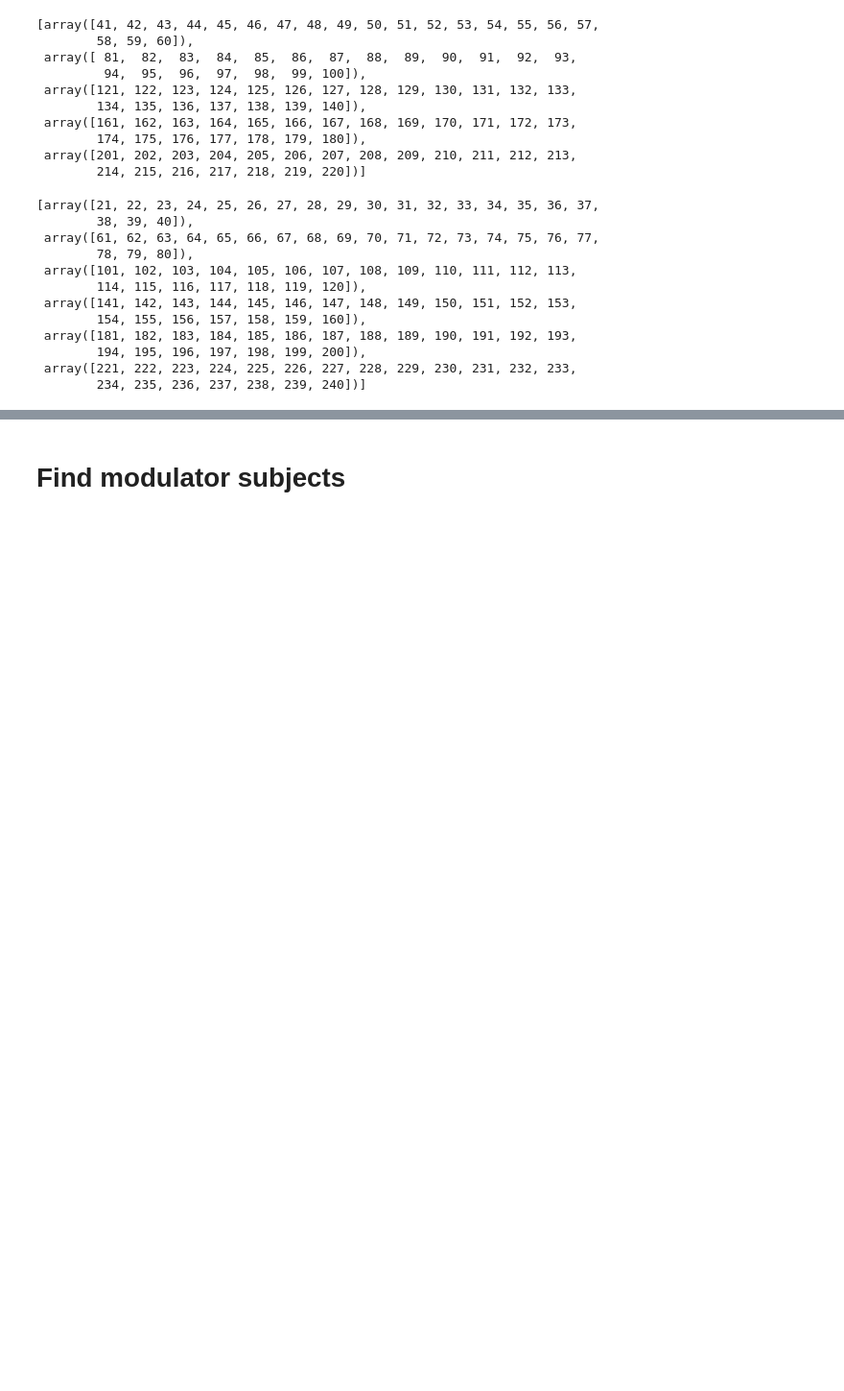
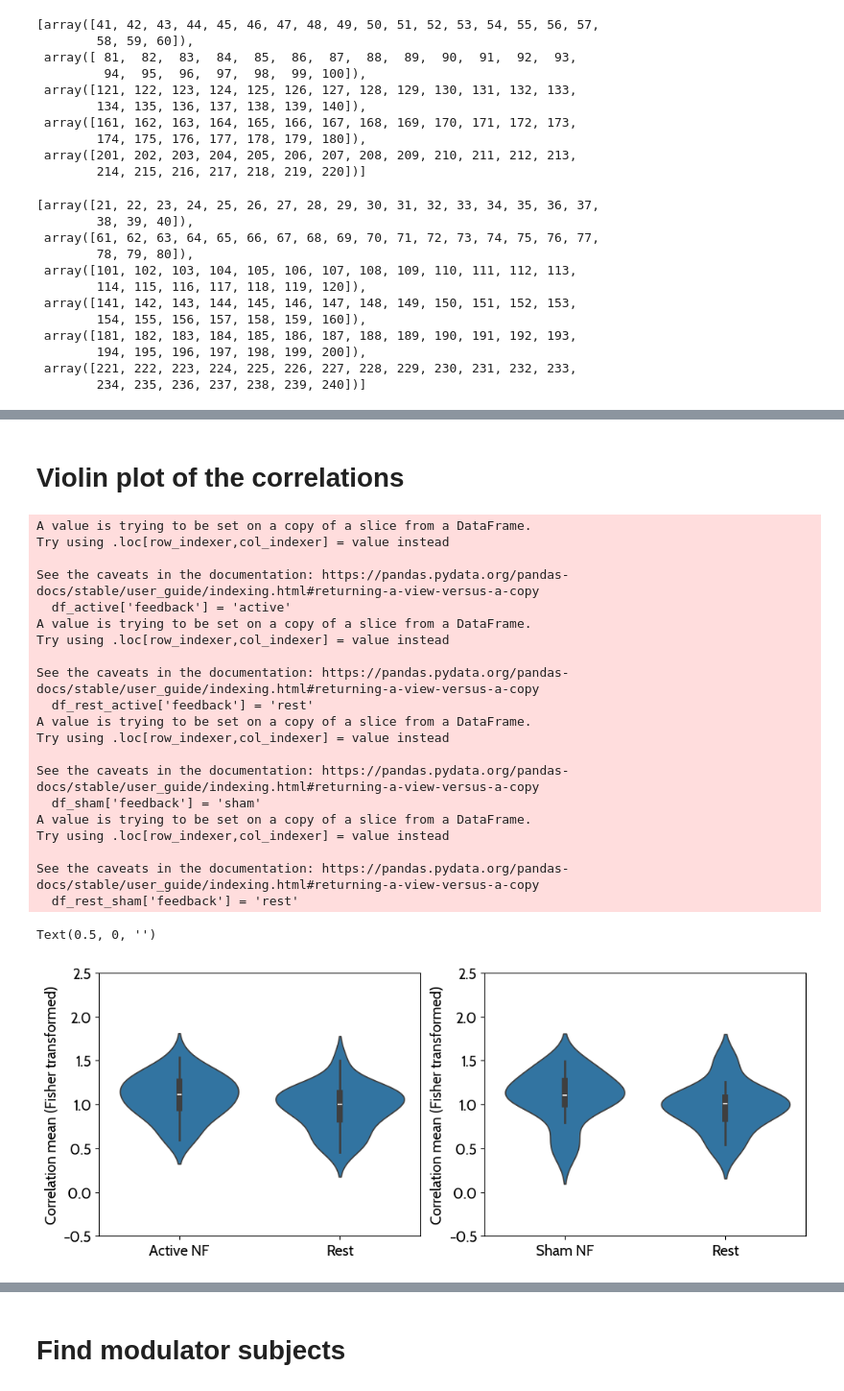
Before and after one commit to CIBIT-UC/musicnf-novelinterface, a Jupyter notebook: scripts/tbv/RealTimeTBVOutputs.ipynb, the cells around one changed output, grey strips where cells are left out. Shown at 96% size. Saved outputs shown, nothing was run; the diff lists cells and outputs as text; code cells hidden in the pictures; blank space fills up the shorter version.

```diff
--- a/scripts/tbv/RealTimeTBVOutputs.ipynb
+++ b/scripts/tbv/RealTimeTBVOutputs.ipynb
@@ -130,0 +143,4 @@ df
+# %%
+# Get correlation_mean, correlation_mean_first_half, and correlation_mean_second_half for each subject and feedback type
+df_persubject = df.groupby(['sub', 'feedback']).mean()
+df_persubject
@@ -130,0 +168,65 @@ df
+# %% [markdown]
+# Violin plot of the correlations
+# %%
+# Create a subplot (1,2) for the two feedback types. In each, violin plot the correlation mean and annotate the statistical comparison across subjects between active/sham and rest_active/rest_sham
+# The dataframe to use is df_persubject
+
+# Import seaborn and matplotlib
+import seaborn as sns
+import matplotlib.pyplot as plt
+
+fig, axs = plt.subplots(1, 2, figsize=(12, 4.5))
+
+# First subplot - active and rest_active data only
+# get active and rest_active data
+df_active = df_persubject.loc[(slice(None), 'active'), :]
+df_rest_active = df_persubject.loc[(slice(None), 'rest_active'), :]
+df_active['feedback'] = 'active'
+df_rest_active['feedback'] = 'rest'
+df_active = pd.concat([df_active, df_rest_active])
+
+# plot
+sns.violinplot(x='feedback', y='correlation_mean', data=df_active, ax=axs[0])
+axs[0].set_ylim(-0.5, 2.5)
+axs[0].set_ylabel('Correlation mean (Fisher transformed)')
+axs[0].set_xticklabels(['Active NF', 'Rest'])
+axs[0].set_xlabel('')
+
+
+# Second subplot - sham and rest_sham data only
+# get sham and rest_sham data
+df_sham = df_persubject.loc[(slice(None), 'sham'), :]
+df_rest_sham = df_persubject.loc[(slice(None), 'rest_sham'), :]
+df_sham['feedback'] = 'sham'
+df_rest_sham['feedback'] = 'rest'
+df_sham = pd.concat([df_sham, df_rest_sham])
+
+# plot
+sns.violinplot(x='feedback', y='correlation_mean', data=df_sham, ax=axs[1])
+axs[1].set_ylim(-0.5, 2.5)
+axs[1].set_ylabel('Correlation mean (Fisher transformed)')
+axs[1].set_xticklabels(['Sham NF', 'Rest'])
+axs[1].set_xlabel('')
+# %% [output]
+A value is trying to be set on a copy of a slice from a DataFrame.
+Try using .loc[row_indexer,col_indexer] = value instead
+
+See the caveats in the documentation: https://pandas.pydata.org/pandas-docs/stable/user_guide/indexing.html#returning-a-view-versus-a-copy
+  df_active['feedback'] = 'active'
+A value is trying to be set on a copy of a slice from a DataFrame.
+Try using .loc[row_indexer,col_indexer] = value instead
+
+See the caveats in the documentation: https://pandas.pydata.org/pandas-docs/stable/user_guide/indexing.html#returning-a-view-versus-a-copy
+  df_rest_active['feedback'] = 'rest'
+A value is trying to be set on a copy of a slice from a DataFrame.
+Try using .loc[row_indexer,col_indexer] = value instead
+
+See the caveats in the documentation: https://pandas.pydata.org/pandas-docs/stable/user_guide/indexing.html#returning-a-view-versus-a-copy
+  df_sham['feedback'] = 'sham'
+A value is trying to be set on a copy of a slice from a DataFrame.
+Try using .loc[row_indexer,col_indexer] = value instead
+
+See the caveats in the documentation: https://pandas.pydata.org/pandas-docs/stable/user_guide/indexing.html#returning-a-view-versus-a-copy
+  df_rest_sham['feedback'] = 'rest'
+Text(0.5, 0, '')
+[figure, added]
```
Also changed, not shown: parts of 13 cells of this notebook, 1 other file.
